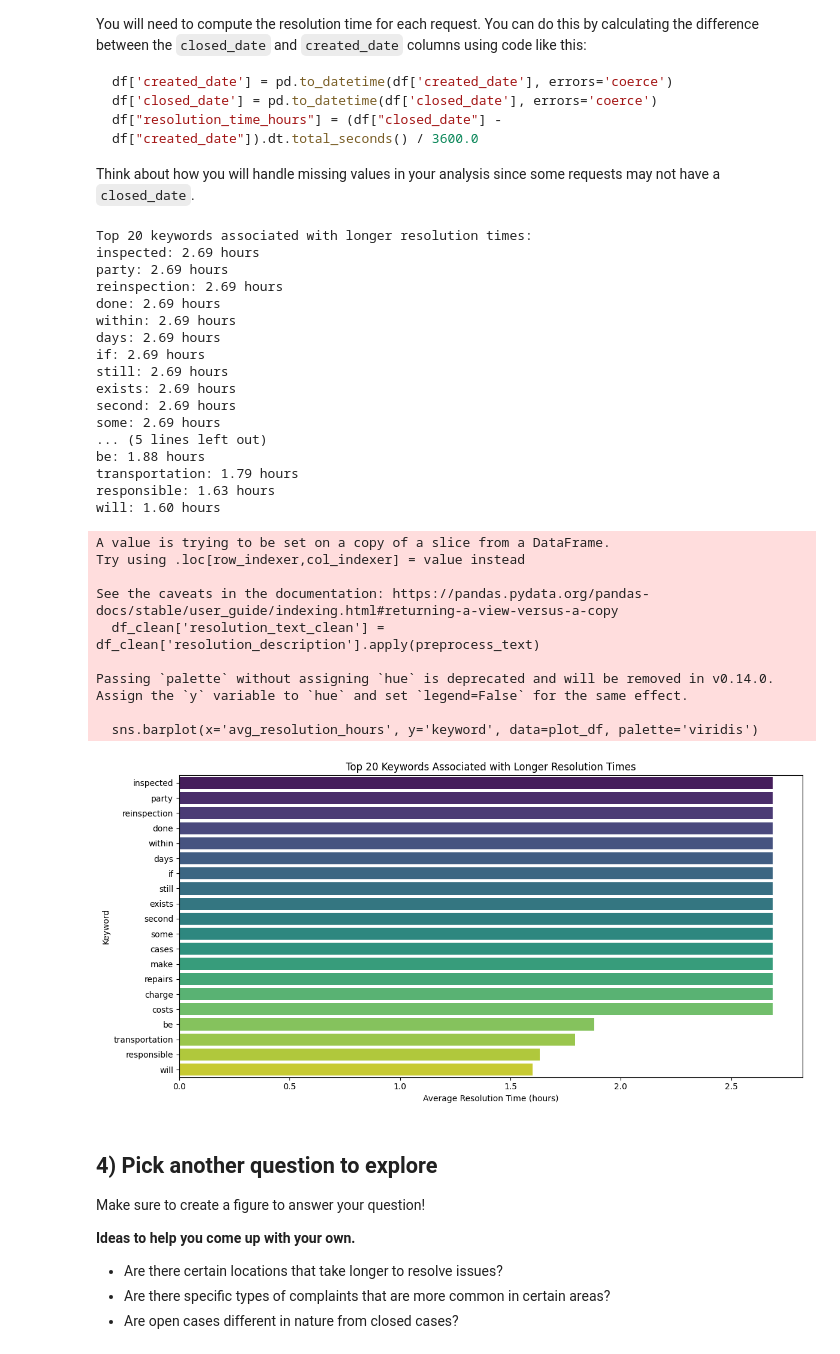
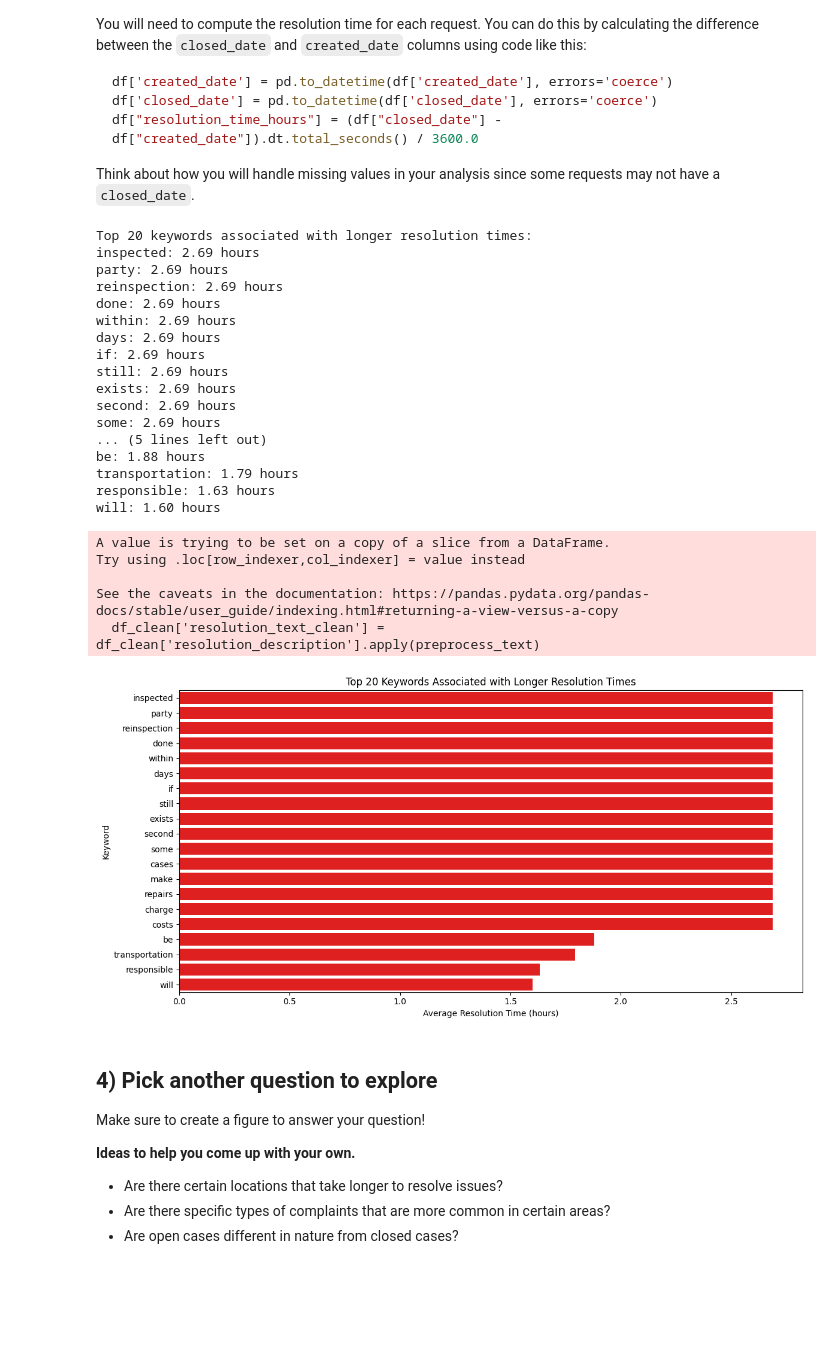
Before and after one commit to ella-walker/ds_process_workflow, a Jupyter notebook: nyc311_assignment_starter.ipynb, the cells around one changed output. Drawn from its saved outputs; the diff is of its cells as text; code cells hidden in the pictures; blank space fills up the shorter version.

Commit message:
update plots

```diff
--- a/nyc311_assignment_starter.ipynb
+++ b/nyc311_assignment_starter.ipynb
@@ -160,40 +160,36 @@ plot_df = pd.DataFrame({'keyword': words, 'avg_resolution_hours': avg_times})
 
 # --- Plot ---
 plt.figure(figsize=(12,6))
-sns.barplot(x='avg_resolution_hours', y='keyword', data=plot_df, palette='viridis')
+sns.barplot(x='avg_resolution_hours', y='keyword', data=plot_df, color='red')
 plt.xlabel('Average Resolution Time (hours)')
 plt.ylabel('Keyword')
 plt.title(f'Top {top_n} Keywords Associated with Longer Resolution Times')
 plt.tight_layout()
 plt.show()
 # %% [output]
 Top 20 keywords associated with longer resolution times:
 inspected: 2.69 hours
 party: 2.69 hours
 reinspection: 2.69 hours
 done: 2.69 hours
 within: 2.69 hours
 days: 2.69 hours
 if: 2.69 hours
 still: 2.69 hours
 exists: 2.69 hours
 second: 2.69 hours
 some: 2.69 hours
 ... (5 lines left out)
 be: 1.88 hours
 transportation: 1.79 hours
 responsible: 1.63 hours
 will: 1.60 hours
 A value is trying to be set on a copy of a slice from a DataFrame.
 Try using .loc[row_indexer,col_indexer] = value instead
 
 See the caveats in the documentation: https://pandas.pydata.org/pandas-docs/stable/user_guide/indexing.html#returning-a-view-versus-a-copy
   df_clean['resolution_text_clean'] = df_clean['resolution_description'].apply(preprocess_text)
-
-Passing `palette` without assigning `hue` is deprecated and will be removed in v0.14.0. Assign the `y` variable to `hue` and set `legend=False` for the same effect.
-
-  sns.barplot(x='avg_resolution_hours', y='keyword', data=plot_df, palette='viridis')
-[figure, old version]
+[figure, new version]
 # %% [markdown]
 ## 4) Pick another question to explore
 
```
Also changed, not shown: parts of 1 cell of this notebook.
